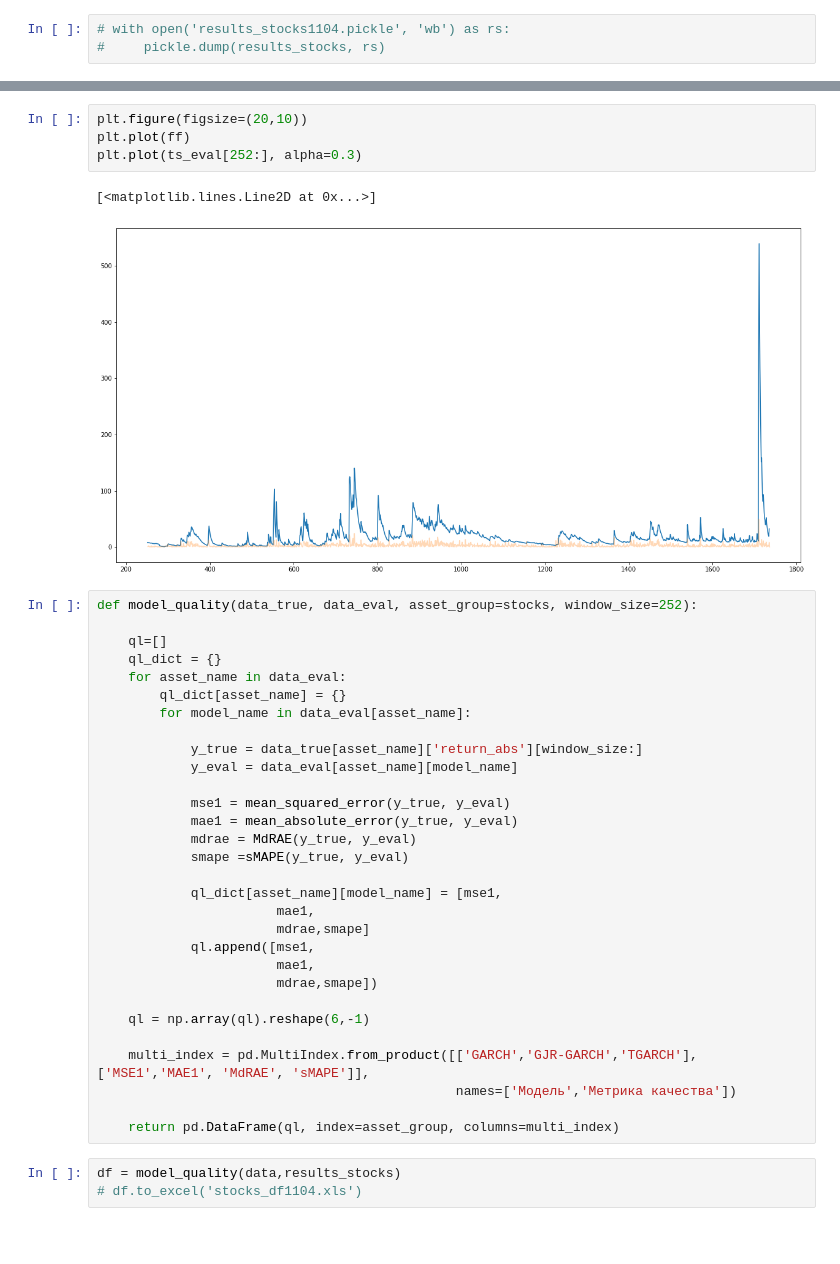
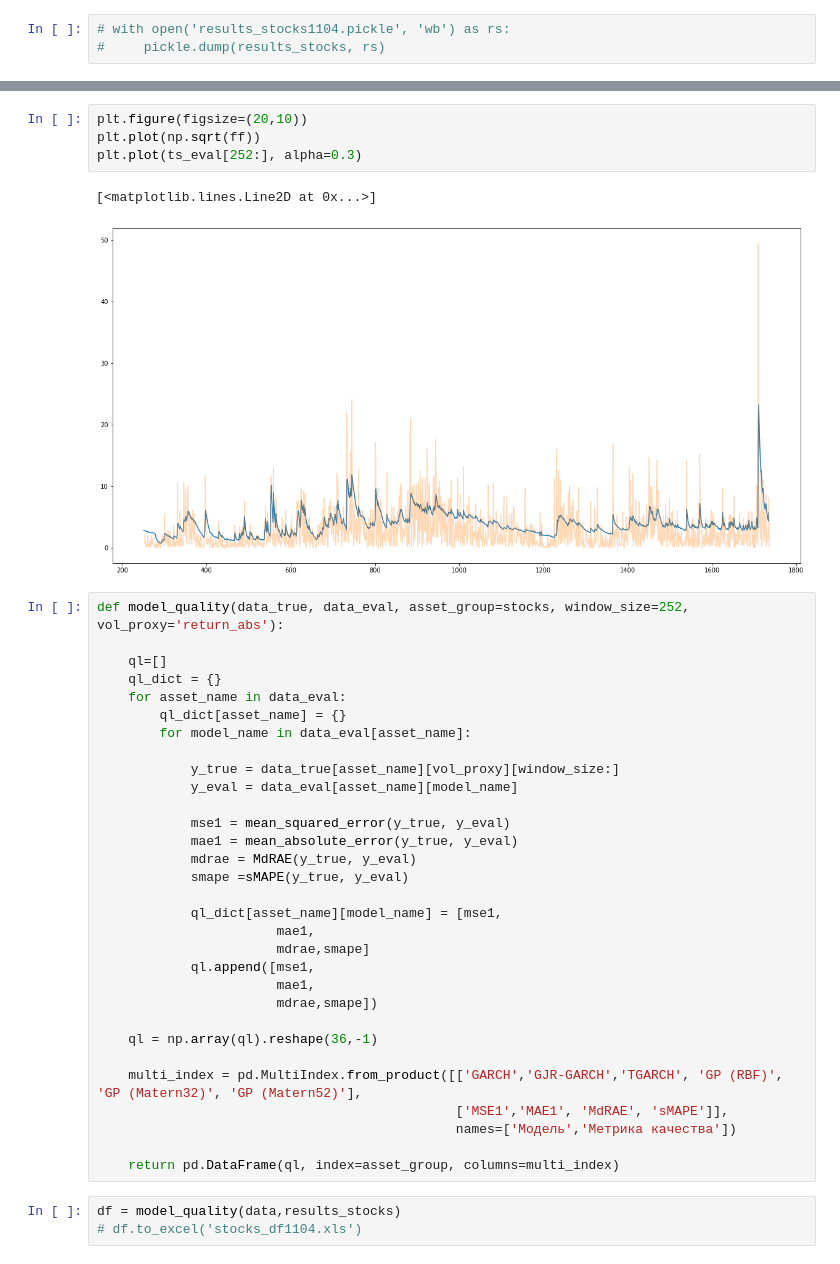
Before and after one commit to georgypv/time-series-analysis, a Jupyter notebook: evaluation.ipynb, the cells around one changed output, grey strips where cells are left out. Saved outputs shown, nothing was run; the diff lists cells and outputs as text; blank space fills up the shorter version.

Commit message:
added func for GP fixed window

```diff
--- a/evaluation.ipynb
+++ b/evaluation.ipynb
@@ -285,12 +423,12 @@ data['nornikel']['return_abs'][252:], results_stocks['nornikel']['GARCH']
 # %%
 plt.figure(figsize=(20,10))
-plt.plot(ff)
+plt.plot(np.sqrt(ff))
 plt.plot(ts_eval[252:], alpha=0.3)
 # %% [output]
 [<matplotlib.lines.Line2D at 0x...>]
-[figure, old version]
+[figure, new version]
 # %%
-def model_quality(data_true, data_eval, asset_group=stocks, window_size=252):
+def model_quality(data_true, data_eval, asset_group=stocks, window_size=252, vol_proxy='return_abs'):
 
     ql=[]
     ql_dict = {}
@@ -298,7 +436,7 @@ def model_quality(data_true, data_eval, asset_group=stocks, window_size=252):
         ql_dict[asset_name] = {}
         for model_name in data_eval[asset_name]:
 
-            y_true = data_true[asset_name]['return_abs'][window_size:]
+            y_true = data_true[asset_name][vol_proxy][window_size:]
             y_eval = data_eval[asset_name][model_name]
 
             mse1 = mean_squared_error(y_true, y_eval)
@@ -313,9 +451,10 @@ def model_quality(data_true, data_eval, asset_group=stocks, window_size=252):
                        mae1,
                        mdrae,smape])
 
-    ql = np.array(ql).reshape(6,-1)
+    ql = np.array(ql).reshape(36,-1)
 
-    multi_index = pd.MultiIndex.from_product([['GARCH','GJR-GARCH','TGARCH'],['MSE1','MAE1', 'MdRAE', 'sMAPE']],
+    multi_index = pd.MultiIndex.from_product([['GARCH','GJR-GARCH','TGARCH', 'GP (RBF)', 'GP (Matern32)', 'GP (Matern52)'],
+                                              ['MSE1','MAE1', 'MdRAE', 'sMAPE']],
                                               names=['Модель','Метрика качества'])
 
     return pd.DataFrame(ql, index=asset_group, columns=multi_index)
```
Also changed, not shown: parts of 19 cells of this notebook, 1 other file.
